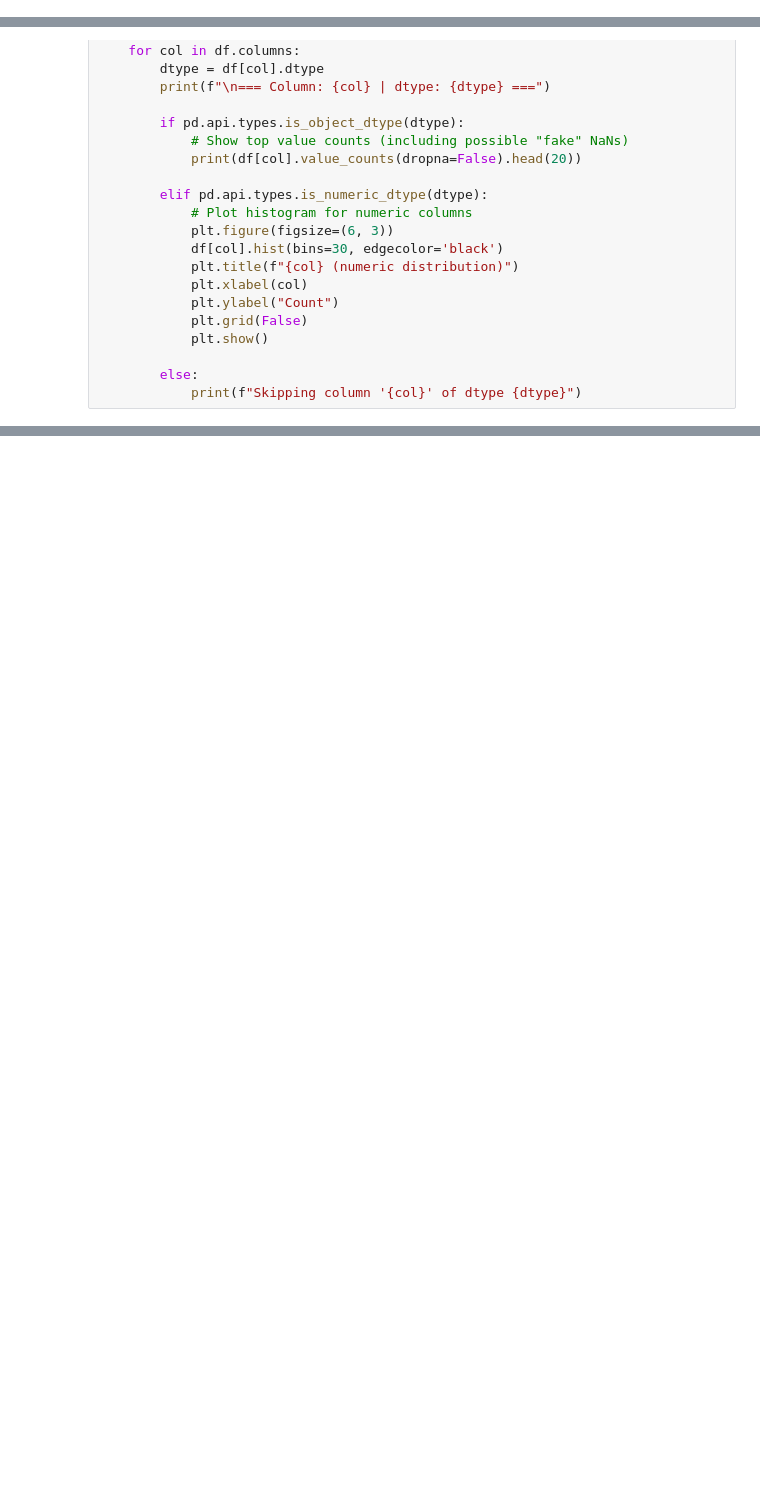
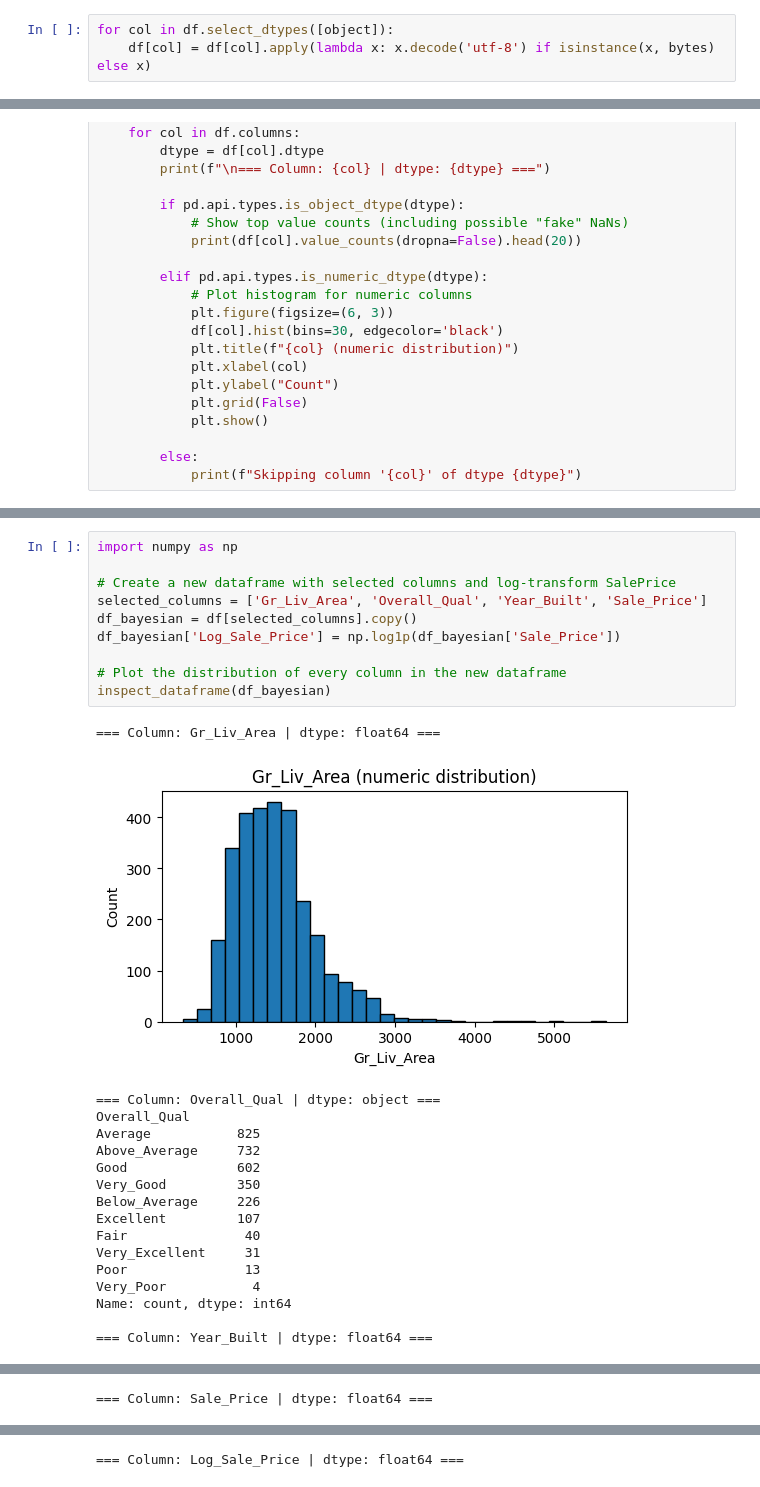
Before and after one commit to FA0206/Hierarchical-Bayesian-Modelling, a Jupyter notebook: src/notebooks/01-data-exploration-and-cleaning.ipynb, the cells around one changed output, grey strips where cells are left out. Saved outputs shown, nothing was run; the diff lists cells and outputs as text; blank space fills up the shorter version.

```diff
--- a/src/notebooks/01-data-exploration-and-cleaning.ipynb
+++ b/src/notebooks/01-data-exploration-and-cleaning.ipynb
@@ -58,6 +58,9 @@ Dataset: 'x'
         Sale_Price's type is numeric
         Longitude's type is numeric
         Latitude's type is numeric
+# %%
+for col in df.select_dtypes([object]):
+    df[col] = df[col].apply(lambda x: x.decode('utf-8') if isinstance(x, bytes) else x)
 # %%
 import numpy as np
 
@@ -237,0 +245,28 @@ One thing I'm considering is renaming all the No_Pool or No_Fence or whatever to
+# %%
+import numpy as np
+
+# Create a new dataframe with selected columns and log-transform SalePrice
+selected_columns = ['Gr_Liv_Area', 'Overall_Qual', 'Year_Built', 'Sale_Price']
+df_bayesian = df[selected_columns].copy()
+df_bayesian['Log_Sale_Price'] = np.log1p(df_bayesian['Sale_Price'])
+
+# Plot the distribution of every column in the new dataframe
+inspect_dataframe(df_bayesian)
+# %% [output]
+=== Column: Gr_Liv_Area | dtype: float64 ===
+[figure, added]
+=== Column: Overall_Qual | dtype: object ===
+Overall_Qual
+Average           825
+Above_Average     732
+Good              602
+Very_Good         350
+Below_Average     226
+Excellent         107
+Fair               40
+Very_Excellent     31
+Poor               13
+Very_Poor           4
+Name: count, dtype: int64
+
+=== Column: Year_Built | dtype: float64 ===
@@ -237,0 +274 @@ One thing I'm considering is renaming all the No_Pool or No_Fence or whatever to
+=== Column: Sale_Price | dtype: float64 ===
@@ -237,0 +276 @@ One thing I'm considering is renaming all the No_Pool or No_Fence or whatever to
+=== Column: Log_Sale_Price | dtype: float64 ===
```
Also changed, not shown: parts of 5 cells of this notebook, 1 other file.
